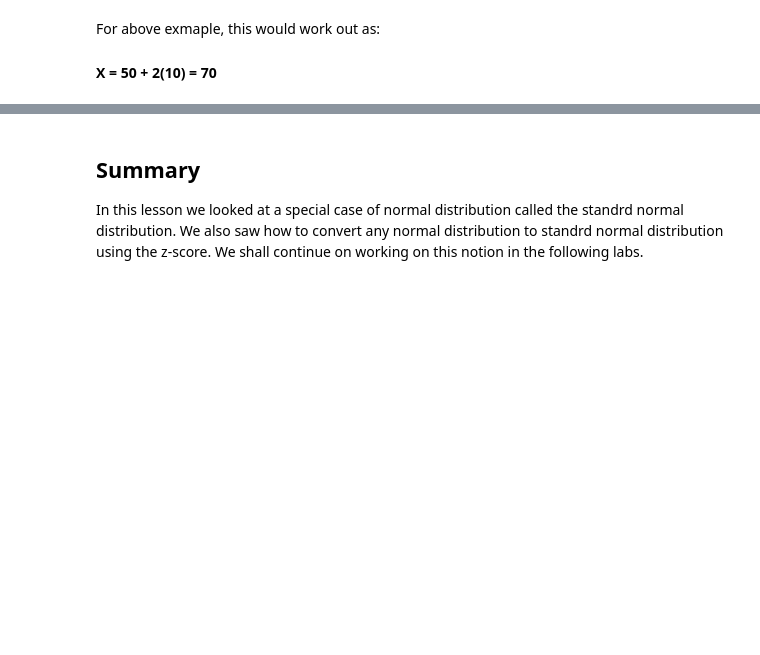
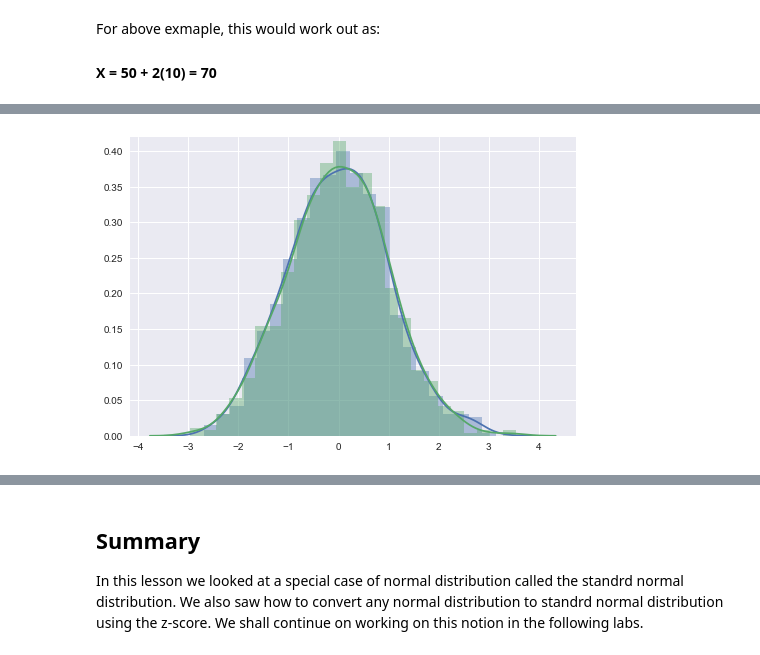
Before and after one commit to learn-co-curriculum/dsc-standard-normal-distribution, a Jupyter notebook: index.ipynb, the cells around one changed output, grey strips where cells are left out. Drawn from its saved outputs; the diff is of its cells as text; code cells hidden in the pictures; blank space fills up the shorter version.

```diff
--- a/index.ipynb
+++ b/index.ipynb
@@ -55,0 +82,7 @@ So you see , as we mentioned initially, a standard normal distribution can be a
+# %%
+# Stardardizing and visualizing distributions
+
+sns.distplot([(x - d1.mean())/d1.std() for x in d1]);
+sns.distplot([(x - d2.mean())/d2.std() for x in d2]);
+# %% [output]
+[figure, added]
```
Also changed, not shown: parts of 10 cells of this notebook.
